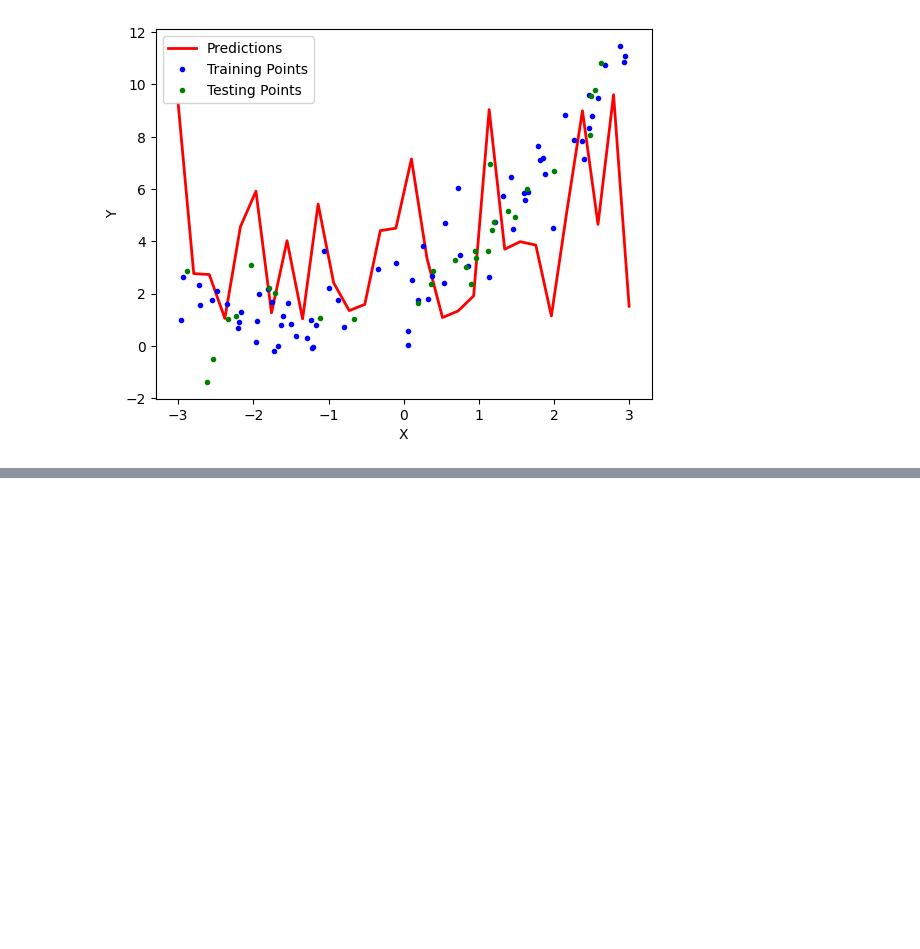
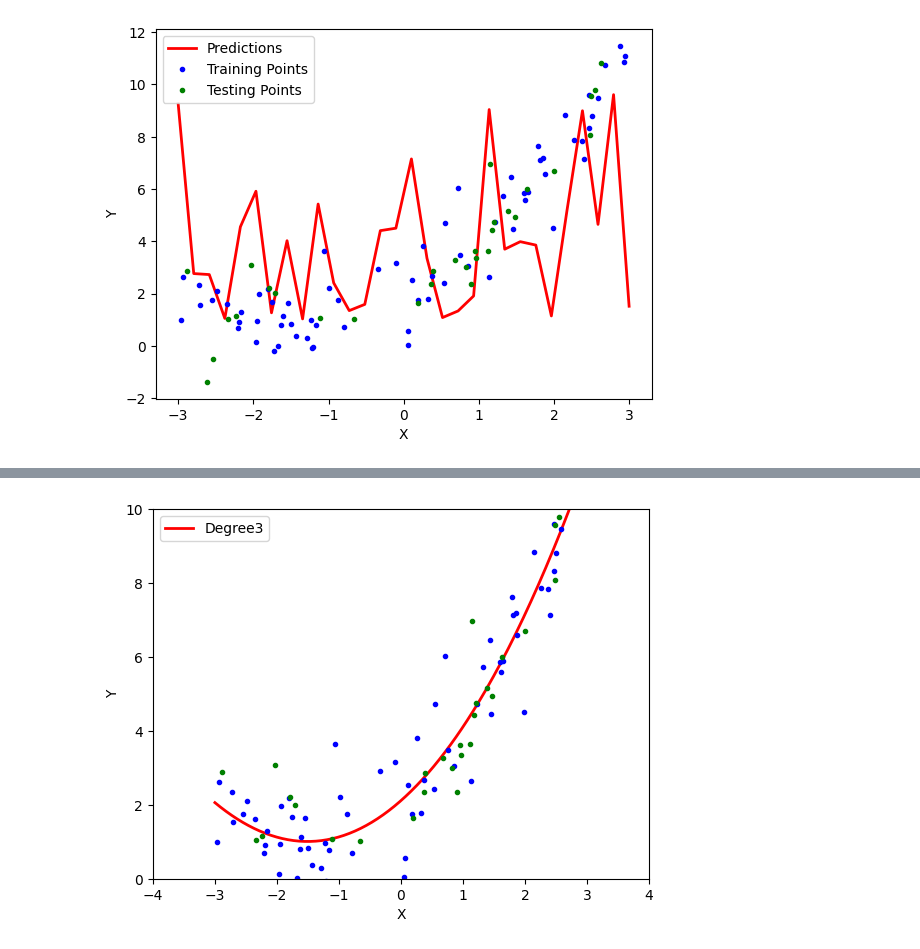
Before and after one commit to hrishabhxcode/Machine-Learning, a Jupyter notebook: Polynomial_Regression.ipynb, the cells around one changed output, grey strips where cells are left out. Cells and saved outputs as stored; diff of their text form; code cells hidden in the pictures; blank space fills up the shorter version.

```diff
--- a/Polynomial_Regression.ipynb
+++ b/Polynomial_Regression.ipynb
@@ -163,0 +194,4 @@ plt.show()
+# %%
+poly_reg(3)
+# %% [output]
+[figure, added]
```
Also changed, not shown: parts of 6 cells of this notebook.
